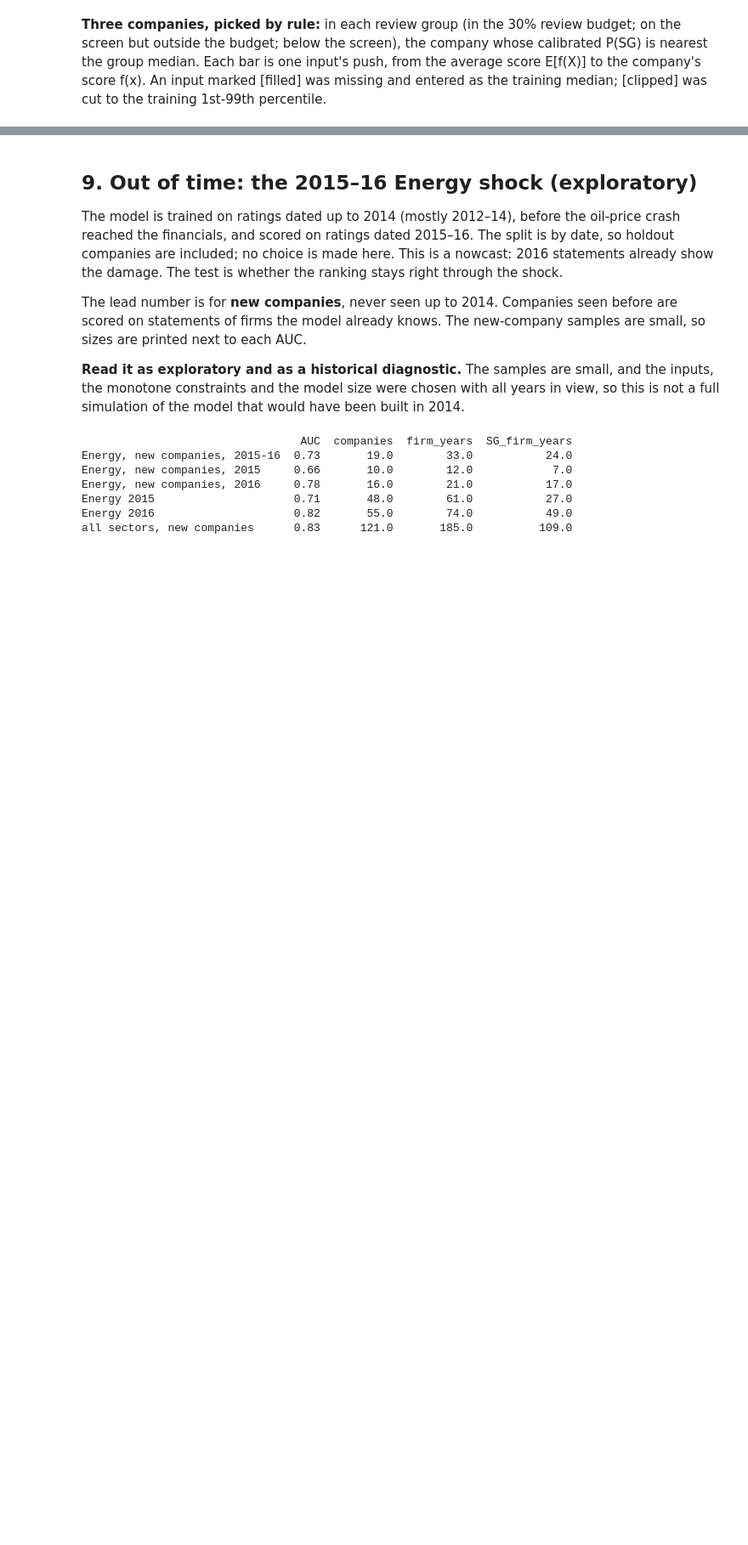
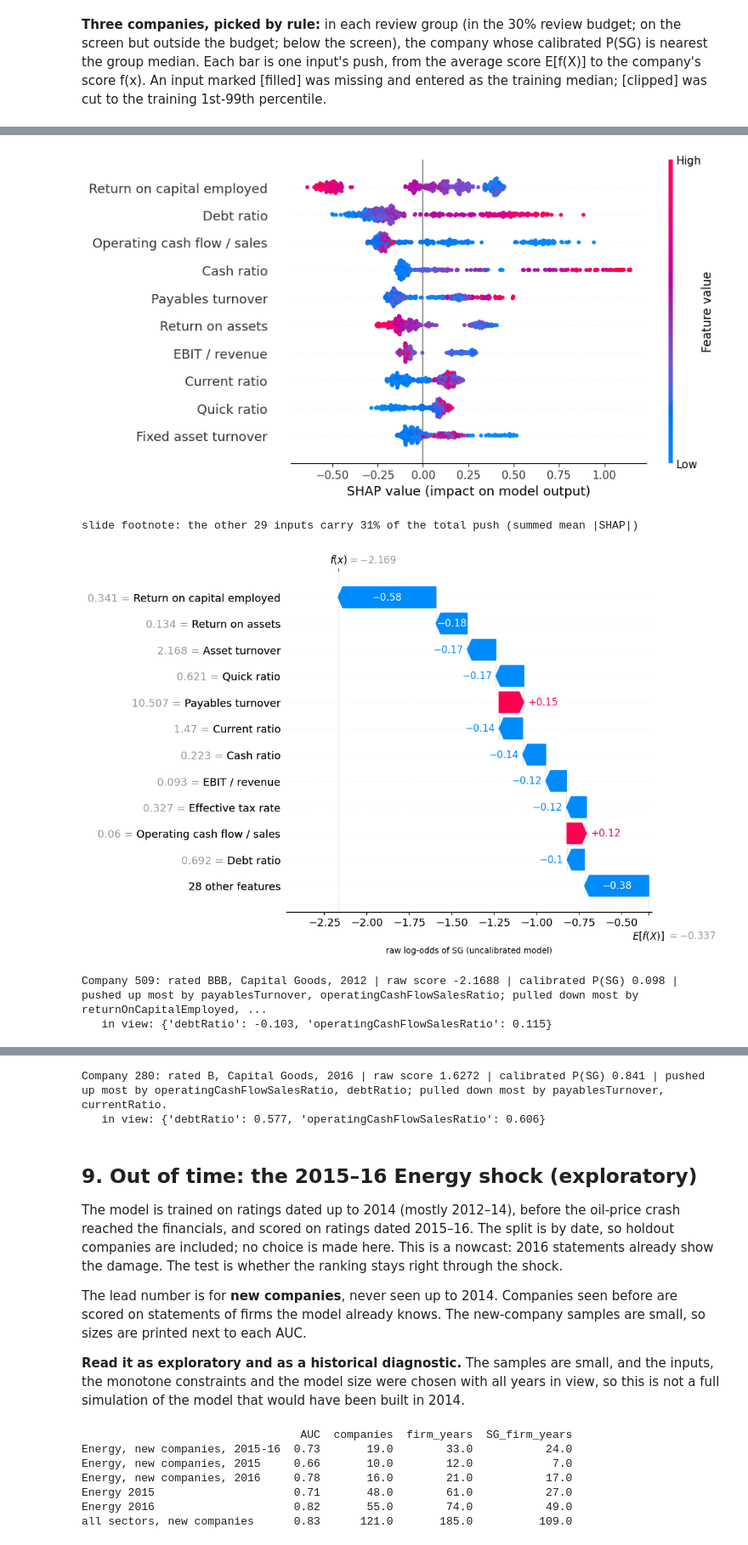
Before and after one commit to Ayu5hsingh/Cyber-Credit-Risk, a Jupyter notebook: notebooks/03_modelling.ipynb, the cells around one changed output, grey strips where cells are left out. Shown at 85% size. Cells and saved outputs as stored; diff of their text form; code cells hidden in the pictures; blank space fills up the shorter version.

```diff
--- a/notebooks/03_modelling.ipynb
+++ b/notebooks/03_modelling.ipynb
@@ -1045,0 +1058,42 @@ Company 105: pushed up most by currentRatio, quickRatio; pulled down most by deb
+# %%
+SLIDES = FIG / "slides"; SLIDES.mkdir(exist_ok=True)
+READABLE = {
+    "currentRatio": "Current ratio", "quickRatio": "Quick ratio", "cashRatio": "Cash ratio", "daysOfSalesOutstanding": "Days sales outstanding",
+    "netProfitMargin": "Net profit margin", "pretaxProfitMargin": "Pre-tax margin", "grossProfitMargin": "Gross margin",
+    "operatingProfitMargin": "Operating margin", "returnOnAssets": "Return on assets", "returnOnCapitalEmployed": "Return on capital employed",
+    "returnOnEquity": "Return on equity", "assetTurnover": "Asset turnover", "fixedAssetTurnover": "Fixed asset turnover",
+    "debtEquityRatio": "Debt / equity", "debtRatio": "Debt ratio", "effectiveTaxRate": "Effective tax rate",
+    "freeCashFlowOperatingCashFlowRatio": "Free cash flow / operating cash flow", "companyEquityMultiplier": "Equity multiplier",
+    "ebitPerRevenue": "EBIT / revenue", "operatingCashFlowSalesRatio": "Operating cash flow / sales", "payablesTurnover": "Payables turnover",
+    "roe_negative": "Flag: negative ROE", "negative_equity": "Flag: negative equity", "ocf_negative": "Flag: negative operating cash flow",
+    "cogs_not_reported": "Flag: COGS not reported", "payables_zero": "Flag: payables zero", "dso_zero": "Flag: DSO zero"}
+readable = lambda n: READABLE.get(n, n.replace("Sector=", "Sector: "))
+slide_expl = shap.Explanation(values=expl.values, base_values=expl.base_values, data=expl.data,
+                              feature_names=[readable(n) for n in expl.feature_names])
+
+np.random.seed(0)   # shap shuffles dot order with NumPy's global generator
+shap.plots.beeswarm(slide_expl, max_display=10, group_remaining_features=False, show=False)   # no grouped row: shap colours it by one input's values
+plt.savefig(SLIDES / "shap_global_beeswarm.png", dpi=300, bbox_inches="tight"); plt.show()
+n_rest, rest_share = not_shown(expl, 10)
+print(f"slide footnote: the other {n_rest} inputs carry {rest_share:.0%} of the total push (summed mean |SHAP|)")
+keep("shap_slide_not_shown", {"shown": 10, "inputs_not_shown": n_rest, "share_of_summed_mean_abs_shap": rest_share})
+
+for name in ["Company 509", "Company 280"]:
+    idx = portfolio.index[portfolio.Name == name][0]             # latest statement of that holdout company
+    row, marks, company = test.index.get_loc(idx), status.loc[idx], portfolio.loc[idx]
+    labels = [f"{readable(n)} [{marks[n]}]" if n in marks.index and marks[n] != "observed" else readable(n) for n in expl.feature_names]
+    one = shap.Explanation(values=expl.values[row], base_values=expl.base_values[row], data=np.round(expl.data[row], 3), feature_names=labels)
+    assert np.isclose(one.values.sum() + one.base_values, np.log(company.p_raw / (1 - company.p_raw)), atol=1e-6)   # adds up to its raw score
+    shap.plots.waterfall(one, max_display=12, show=False)   # 12 rows: keeps debt ratio and operating cash flow / sales in view
+    plt.gcf().axes[0].set_xlabel(AXIS, labelpad=22)
+    plt.savefig(SLIDES / f"shap_local_{name.split()[-1]}.png", dpi=300, bbox_inches="tight"); plt.show()
+    print(f"{name}: rated {company.Rating}, {company.Sector}, {company.Date.year} | raw score {one.values.sum() + one.base_values:.4f} "
+          f"| calibrated P(SG) {company.p_sg:.3f} | {push_pull(expl, row)}")
+    shown = pd.Series(one.values, index=expl.feature_names).abs().nlargest(11).index
+    print("   in view:", {f: round(float(one.values[expl.feature_names.index(f)]), 3) for f in ["debtRatio", "operatingCashFlowSalesRatio"] if f in shown})
+# %% [output]
+[figure, added]
+slide footnote: the other 29 inputs carry 31% of the total push (summed mean |SHAP|)
+[figure, added]
+Company 509: rated BBB, Capital Goods, 2012 | raw score -2.1688 | calibrated P(SG) 0.098 | pushed up most by payablesTurnover, operatingCashFlowSalesRatio; pulled down most by returnOnCapitalEmployed, ...
+   in view: {'debtRatio': -0.103, 'operatingCashFlowSalesRatio': 0.115}
@@ -1046,3 +1101,5 @@ Company 105: pushed up most by currentRatio, quickRatio; pulled down most by deb
+Company 280: rated B, Capital Goods, 2016 | raw score 1.6272 | calibrated P(SG) 0.841 | pushed up most by operatingCashFlowSalesRatio, debtRatio; pulled down most by payablesTurnover, currentRatio.
+   in view: {'debtRatio': 0.577, 'operatingCashFlowSalesRatio': 0.606}
 # %% [markdown]
 ## 9. Out of time: the 2015–16 Energy shock (exploratory)
 The model is trained on ratings dated up to 2014 (mostly 2012–14), before the oil-price crash reached the financials, and scored on ratings dated 2015–16. The split is by date, so holdout companies are included; no choice is made here. This is a nowcast: 2016 statements already show the damage. The test is whether the ranking stays right through the shock.
```
Also changed, not shown: parts of 5 cells of this notebook.
